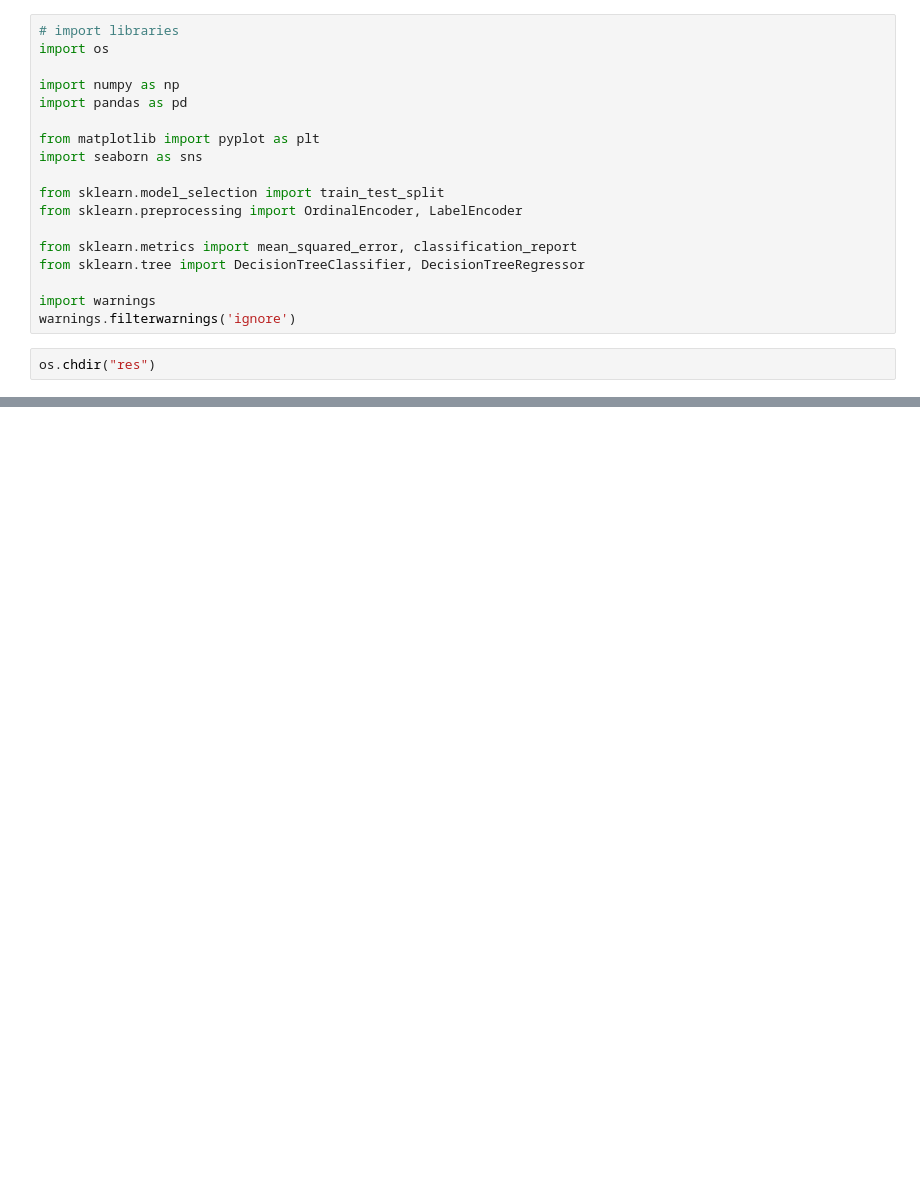
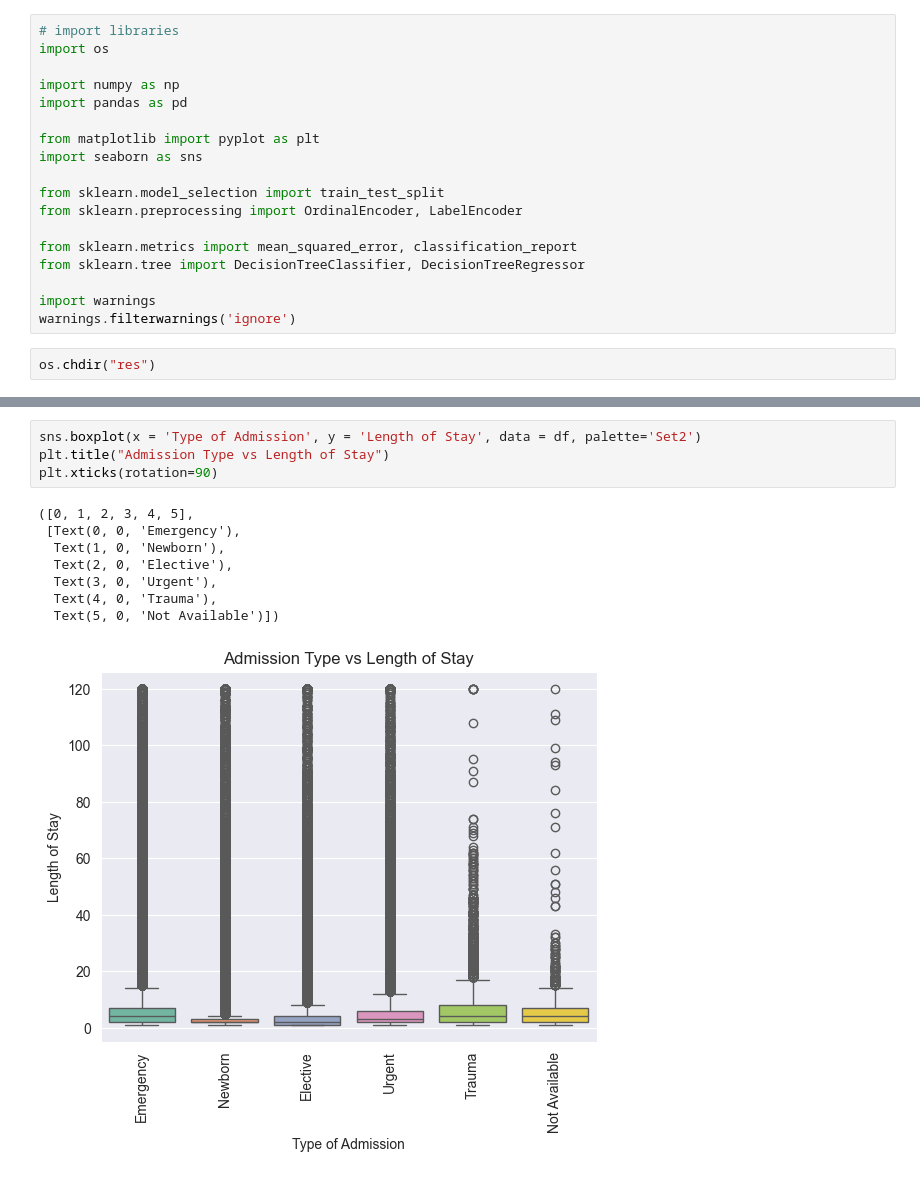
Before and after one commit to olgun-yilmaz/HospitalLengthOfStayPredict, a Jupyter notebook: length_of_stay_predict.ipynb, the cells around one changed output, grey strips where cells are left out. Saved outputs shown, nothing was run; the diff lists cells and outputs as text; blank space fills up the shorter version.

```diff
--- a/length_of_stay_predict.ipynb
+++ b/length_of_stay_predict.ipynb
@@ -24,0 +152,13 @@ df = pd.read_csv("Hospital_Inpatient_Discharges__SPARCS_De-Identified___2021_202
+# %%
+sns.boxplot(x = 'Type of Admission', y = 'Length of Stay', data = df, palette='Set2')
+plt.title("Admission Type vs Length of Stay")
+plt.xticks(rotation=90)
+# %% [output]
+([0, 1, 2, 3, 4, 5],
+ [Text(0, 0, 'Emergency'),
+  Text(1, 0, 'Newborn'),
+  Text(2, 0, 'Elective'),
+  Text(3, 0, 'Urgent'),
+  Text(4, 0, 'Trauma'),
+  Text(5, 0, 'Not Available')])
+[figure, added]
```
Also changed, not shown: parts of 10 cells of this notebook.
